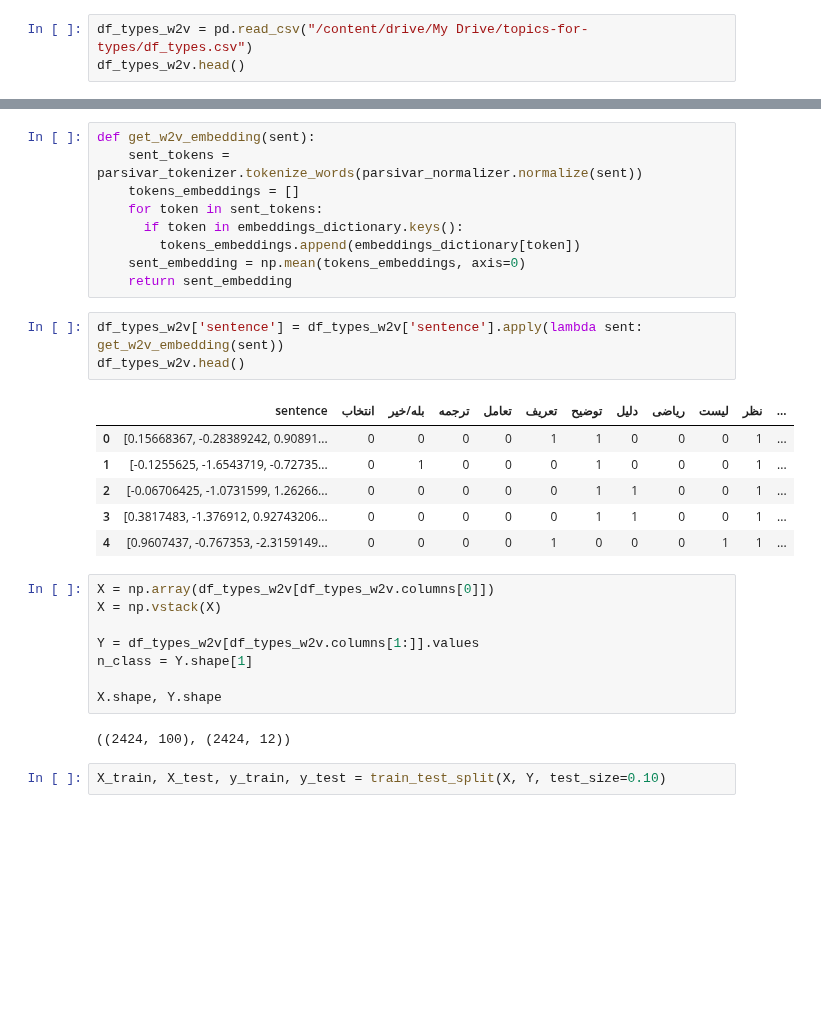
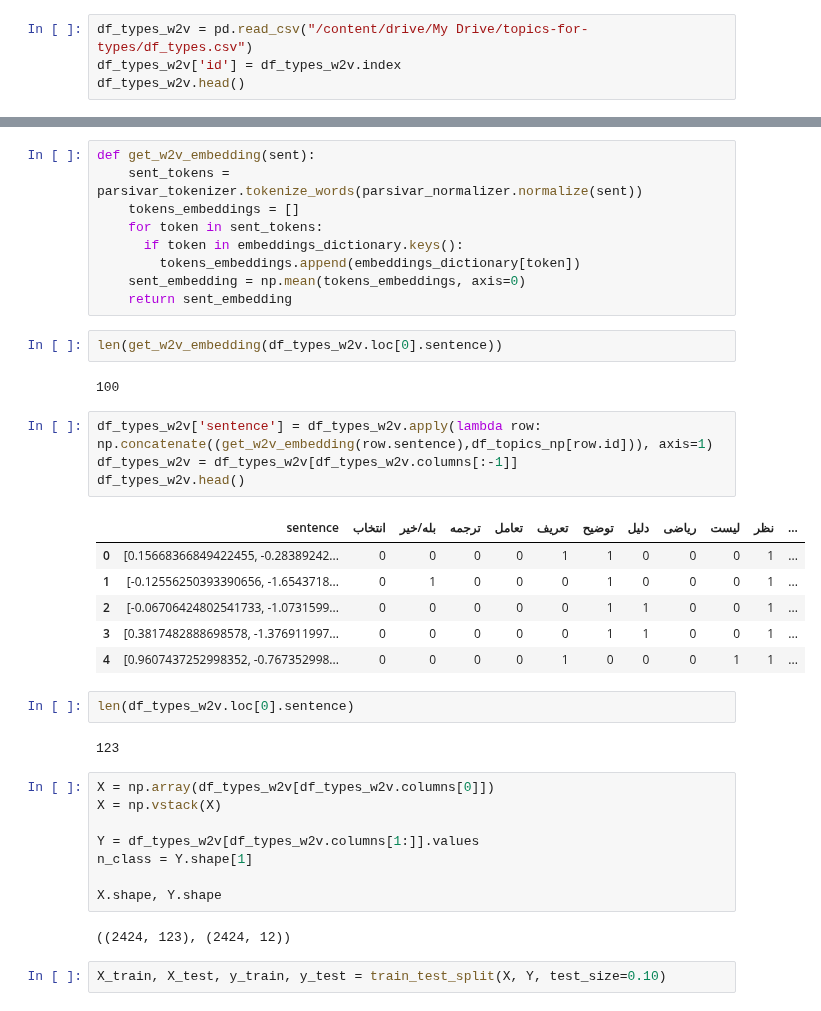
Before and after one commit to AliAkbarBadri/q-type-topic, a Jupyter notebook: types_with_topics.ipynb, the cells around one changed output, grey strips where cells are left out. Cells and saved outputs as stored; diff of their text form; blank space fills up the shorter version.

```diff
--- a/types_with_topics.ipynb
+++ b/types_with_topics.ipynb
@@ -513,6 +513,7 @@ for line in w2v_file:
 w2v_file.close()
 # %%
 df_types_w2v = pd.read_csv("/content/drive/My Drive/topics-for-types/df_types.csv")
+df_types_w2v['id'] = df_types_w2v.index
 df_types_w2v.head()
 # %% [output]
 |  | sentence | انتخاب | بله/خیر | ترجمه | تعامل | تعریف | توضیح | دلیل | ریاضی | لیست | نظر | ... |
@@ -533,16 +534,25 @@ def get_w2v_embedding(sent):
         tokens_embeddings.append(embeddings_dictionary[token])
     sent_embedding = np.mean(tokens_embeddings, axis=0)
     return sent_embedding
+# %%
+len(get_w2v_embedding(df_types_w2v.loc[0].sentence))
+# %% [output]
+100
 # %%
-df_types_w2v['sentence'] = df_types_w2v['sentence'].apply(lambda sent: get_w2v_embedding(sent))
+df_types_w2v['sentence'] = df_types_w2v.apply(lambda row: np.concatenate((get_w2v_embedding(row.sentence),df_topics_np[row.id])), axis=1)
+df_types_w2v = df_types_w2v[df_types_w2v.columns[:-1]]
 df_types_w2v.head()
 # %% [output]
 |  | sentence | انتخاب | بله/خیر | ترجمه | تعامل | تعریف | توضیح | دلیل | ریاضی | لیست | نظر | ... |
-| 0 | [0.15668367, -0.28389242, 0.90891... | 0 | 0 | 0 | 0 | 1 | 1 | 0 | 0 | 0 | 1 | ... |
-| 1 | [-0.1255625, -1.6543719, -0.72735... | 0 | 1 | 0 | 0 | 0 | 1 | 0 | 0 | 0 | 1 | ... |
-| 2 | [-0.06706425, -1.0731599, 1.26266... | 0 | 0 | 0 | 0 | 0 | 1 | 1 | 0 | 0 | 1 | ... |
-| 3 | [0.3817483, -1.376912, 0.92743206... | 0 | 0 | 0 | 0 | 0 | 1 | 1 | 0 | 0 | 1 | ... |
-| 4 | [0.9607437, -0.767353, -2.3159149... | 0 | 0 | 0 | 0 | 1 | 0 | 0 | 0 | 1 | 1 | ... |
+| 0 | [0.15668366849422455, -0.28389242... | 0 | 0 | 0 | 0 | 1 | 1 | 0 | 0 | 0 | 1 | ... |
+| 1 | [-0.12556250393390656, -1.6543718... | 0 | 1 | 0 | 0 | 0 | 1 | 0 | 0 | 0 | 1 | ... |
+| 2 | [-0.06706424802541733, -1.0731599... | 0 | 0 | 0 | 0 | 0 | 1 | 1 | 0 | 0 | 1 | ... |
+| 3 | [0.3817482888698578, -1.376911997... | 0 | 0 | 0 | 0 | 0 | 1 | 1 | 0 | 0 | 1 | ... |
+| 4 | [0.9607437252998352, -0.767352998... | 0 | 0 | 0 | 0 | 1 | 0 | 0 | 0 | 1 | 1 | ... |
+# %%
+len(df_types_w2v.loc[0].sentence)
+# %% [output]
+123
 # %%
 X = np.array(df_types_w2v[df_types_w2v.columns[0]])
 X = np.vstack(X)
@@ -552,7 +562,7 @@ n_class = Y.shape[1]
 
 X.shape, Y.shape
 # %% [output]
-((2424, 100), (2424, 12))
+((2424, 123), (2424, 12))
 # %%
 X_train, X_test, y_train, y_test = train_test_split(X, Y, test_size=0.10)
 # %%
```
Also changed, not shown: parts of 4 cells of this notebook.
